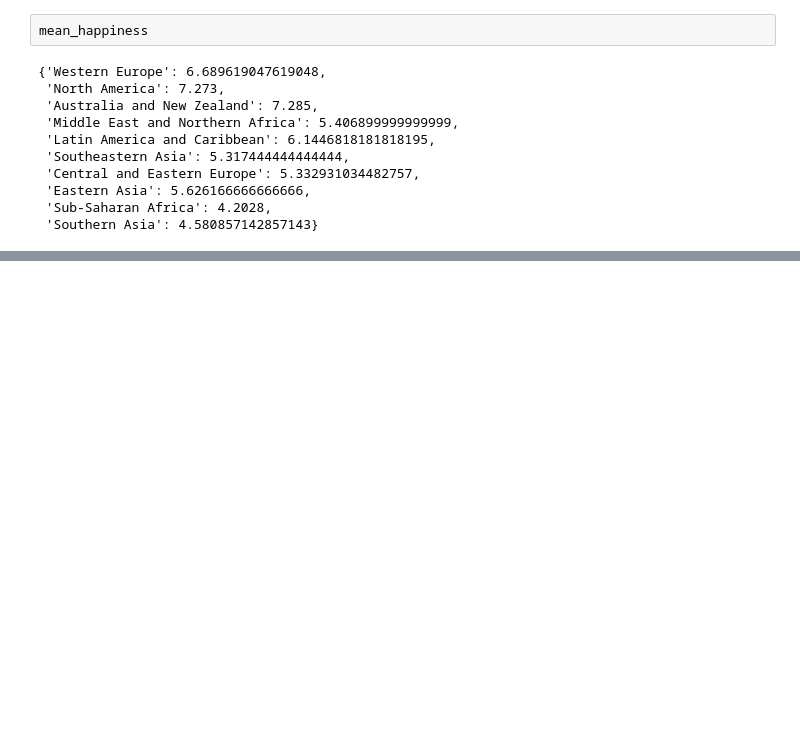
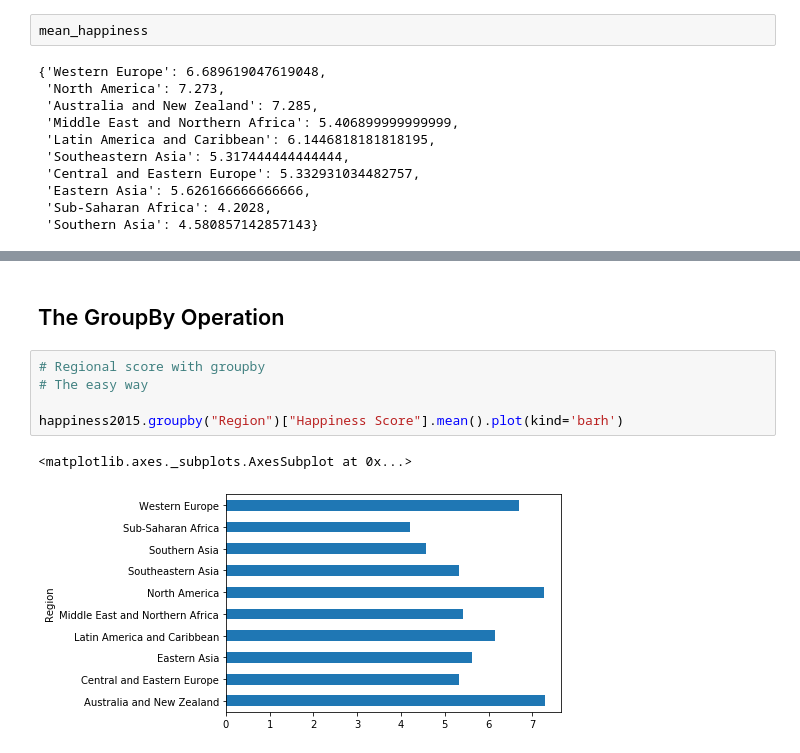
Before and after one commit to TR-1000/Machine-Learning-and-Data-Science, a Jupyter notebook: happiness_report.ipynb, the cells around one changed output, grey strips where cells are left out. Drawn from its saved outputs; the diff is of its cells as text; blank space fills up the shorter version.

```diff
--- a/happiness_report.ipynb
+++ b/happiness_report.ipynb
@@ -70,0 +103,10 @@ mean_happiness
+# %% [markdown]
+## The GroupBy Operation
+# %%
+# Regional score with groupby
+# The easy way
+
+happiness2015.groupby("Region")["Happiness Score"].mean().plot(kind='barh')
+# %% [output]
+<matplotlib.axes._subplots.AxesSubplot at 0x...>
+[figure, added]
```
Also changed, not shown: parts of 28 cells of this notebook, 2 other files.
